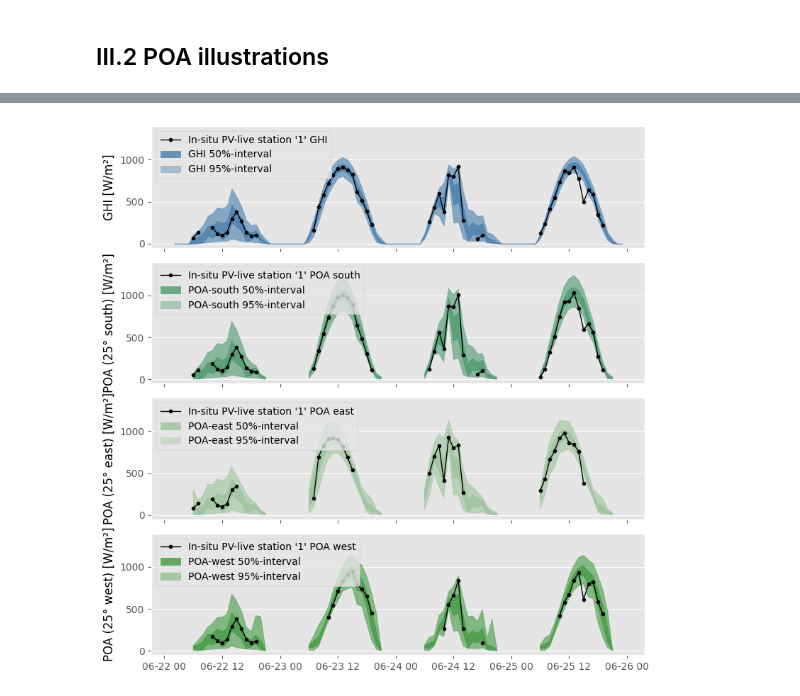
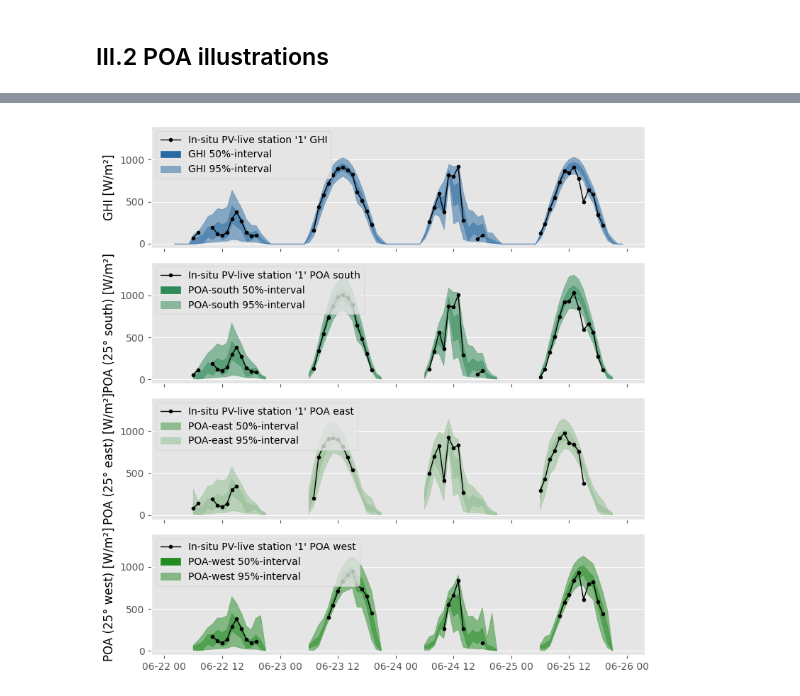
Before and after one commit to AlexandreHugoMathieu/irr_uncertainty, a Jupyter notebook: notebooks/irradiance_uncertainty_cams.ipynb, the cells around one changed output, grey strips where cells are left out. Saved outputs shown, nothing was run; the diff lists cells and outputs as text; code cells hidden in the pictures.

```diff
--- a/notebooks/irradiance_uncertainty_cams.ipynb
+++ b/notebooks/irradiance_uncertainty_cams.ipynb
@@ -707,7 +701,7 @@ h_plot.loc[sat_data["ghi"] <= 0] = np.nan
 #             linewidth=1)
 axes[0].plot(h_plot.index, h_plot, color="black", marker=".", label=f"In-situ PV-live station '{station}' GHI",
              linewidth=1)
-axes[0] = q_plot(ghi_scns.loc[:], quantiles=quantiles, color=blue, ax=axes[0], label="GHI", tweak=True)
+axes[0] = q_plot(ghi_scns.loc[:], quantiles=quantiles, color=blue, ax=axes[0], label="GHI", alpha_offset=1)
 
 
 axes[0].set_ylabel("GHI [W/m²]", color="black")
@@ -721,34 +715,34 @@ s_plot = insitu_h.loc[:, "Gg_si_south"].reindex(ghi_scns.index)
 s_plot.loc[sat_data["ghi"] <= 0] = np.nan
 axes[1].plot(s_plot.index, s_plot, color="black", marker=".",
              label=f"In-situ PV-live station '{station}' POA south", linewidth=1)
 axes[1] = q_plot(poa_scns_s.loc[:], quantiles=quantiles, color="seagreen", ax=axes[1], label="POA-south",
-                 tweak=True)
+                 alpha_offset=1)
 axes[1].set_ylabel("POA (25° south) [W/m²]", color="black")
 axes[1].grid(axis="x")
 
 # POA-e
 e_plot = insitu_e.loc[:, "Gg_si_east"].reindex(ghi_scns.index)
 e_plot.loc[sat_data["ghi"] <= 0] = np.nan
 axes[2].plot(e_plot.index, e_plot, color="black", marker=".",
              label=f"In-situ PV-live station '{station}' POA east", linewidth=1)
 axes[2] = q_plot(poa_scns_e.loc[:], quantiles=quantiles, color="darkseagreen", ax=axes[2], label="POA-east",
-                 tweak=True)
+                 alpha_offset=1)
 axes[2].get_xaxis().set_ticks([])
 axes[2].set_ylabel("POA (25° east) [W/m²]", color="black")
 axes[2].grid(axis="x")
 
 # POA-w
 w_plot = insitu_w.loc[:, "Gg_si_west"].reindex(ghi_scns.index)
 w_plot.loc[sat_data["ghi"] <= 0] = np.nan
 axes[3].plot(w_plot.index, w_plot, color="black", marker=".",
              label=f"In-situ PV-live station '{station}' POA west", linewidth=1)
 axes[3] = q_plot(poa_scns_w.loc[:], quantiles=quantiles, color="forestgreen", ax=axes[3], label="POA-west",
-                 tweak=True)
+                 alpha_offset=1)
 
 axes[3].set_ylabel("POA (25° west) [W/m²]", color="black")
 axes[3].grid(axis="x")
 
 plt.tight_layout()
 plt.savefig(image_folder / f"{station}_poa_all_quantiles.png")
 # %% [output]
-[figure, old version]
+[figure, new version]
```
Also changed, not shown: parts of 7 cells of this notebook, 5 other files.
